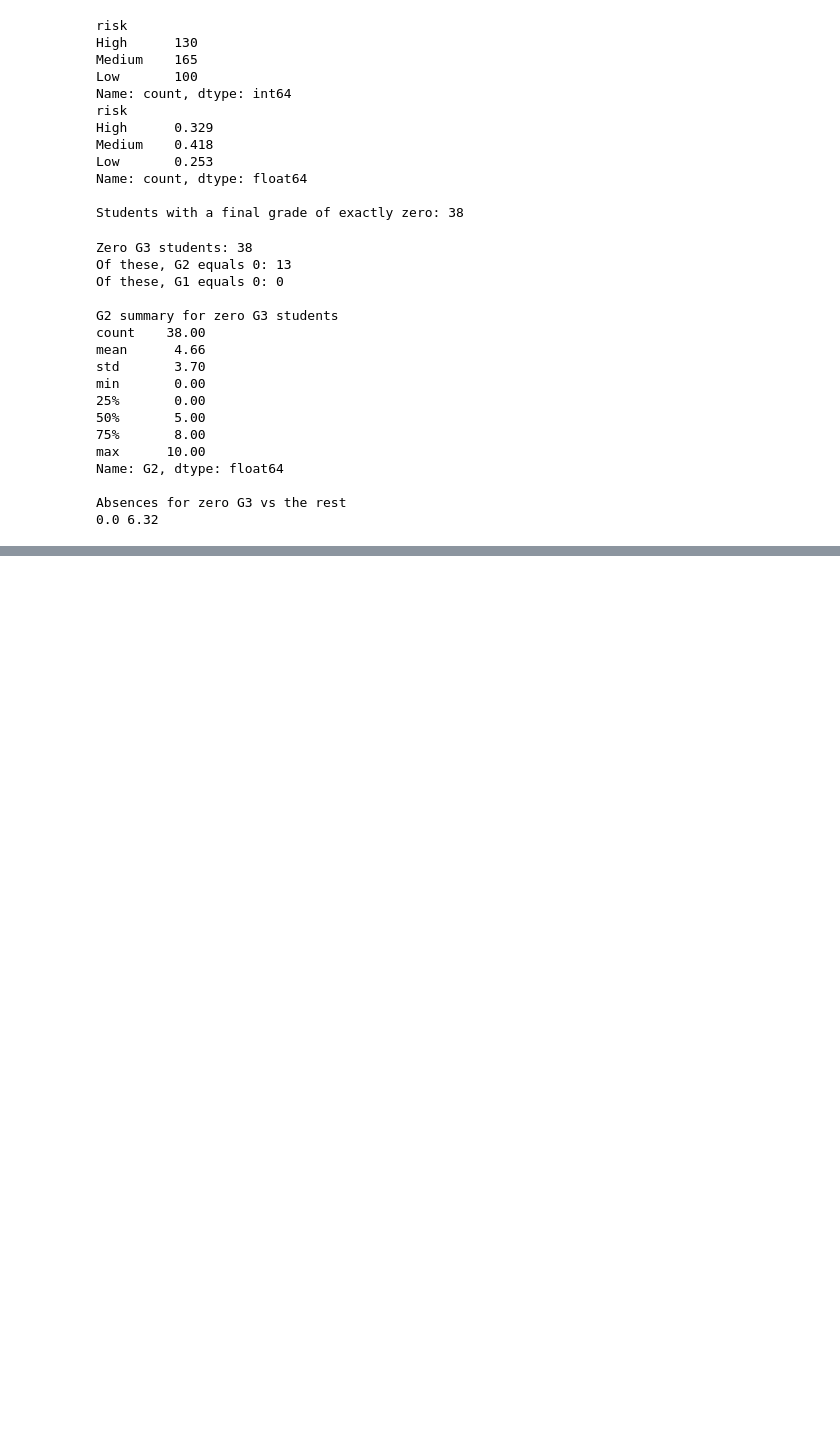
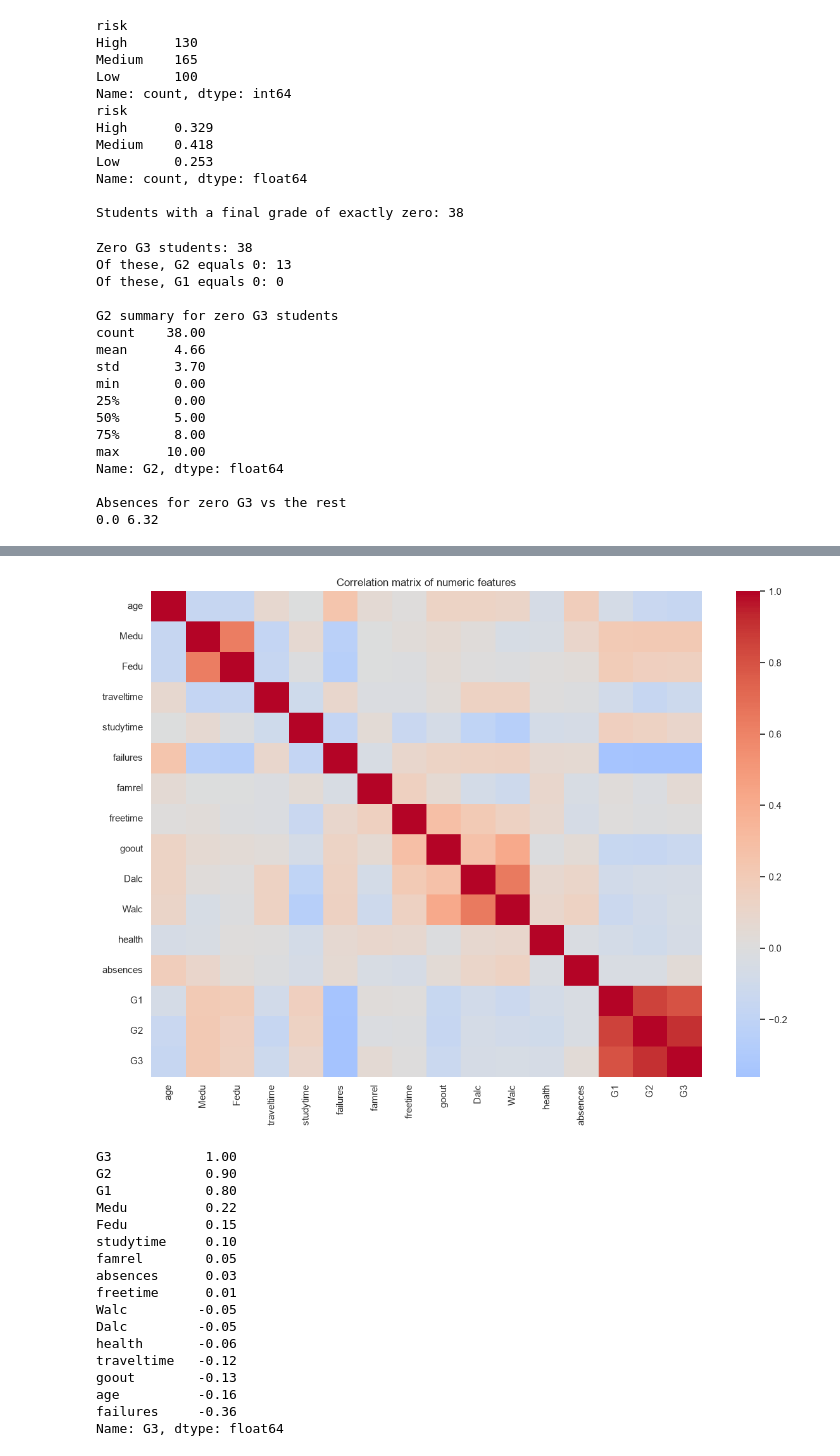
Before and after one commit to KaiserFaker/SPARK, a Jupyter notebook: notebooks/01_exploration.ipynb, the cells around one changed output, grey strips where cells are left out. Saved outputs shown, nothing was run; the diff lists cells and outputs as text; code cells hidden in the pictures; blank space fills up the shorter version.

```diff
--- a/notebooks/01_exploration.ipynb
+++ b/notebooks/01_exploration.ipynb
@@ -104,0 +151,32 @@ NameError: name 'RISK_ORDER' is not defined
+# %%
+# ===== Correlation analysis =====
+numeric_cols = df.select_dtypes(include="number")
+corr = numeric_cols.corr()
+
+plt.figure(figsize=(12, 9))
+sns.heatmap(corr, cmap="coolwarm", center=0, annot=False)
+plt.title("Correlation matrix of numeric features")
+plt.tight_layout()
+plt.savefig("../outputs/figures/correlation_heatmap.png", dpi=200)
+plt.show()
+
+print(corr["G3"].sort_values(ascending=False).round(2))
+# %% [output]
+[figure, added]
+G3            1.00
+G2            0.90
+G1            0.80
+Medu          0.22
+Fedu          0.15
+studytime     0.10
+famrel        0.05
+absences      0.03
+freetime      0.01
+Walc         -0.05
+Dalc         -0.05
+health       -0.06
+traveltime   -0.12
+goout        -0.13
+age          -0.16
+failures     -0.36
+Name: G3, dtype: float64
```
Also changed, not shown: parts of 3 cells of this notebook, 11 other files.
